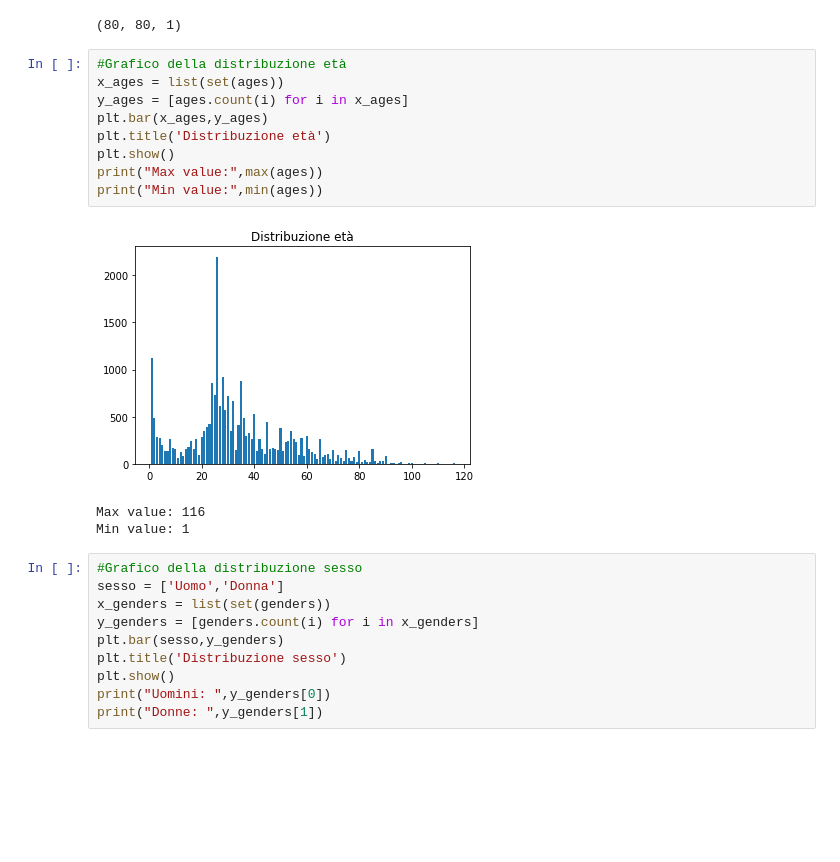
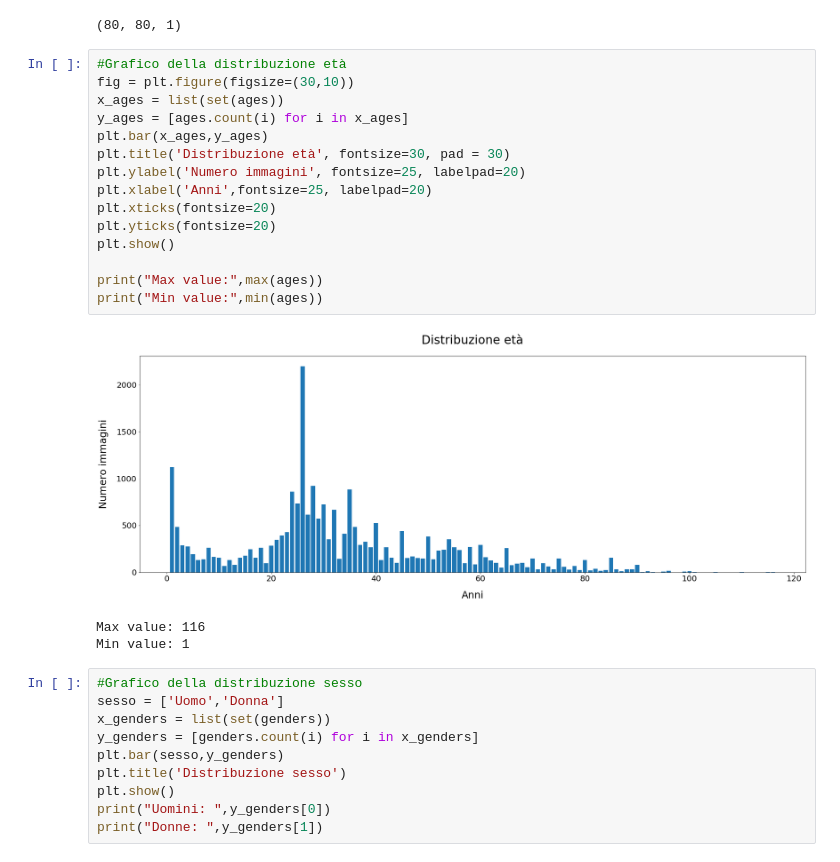
Before and after one commit to domenico97/AgeReg, a Jupyter notebook: AgeReg.ipynb, the cells around one changed output. Saved outputs shown, nothing was run; the diff lists cells and outputs as text; blank space fills up the shorter version.

```diff
--- a/AgeReg.ipynb
+++ b/AgeReg.ipynb
@@ -76,15 +76,21 @@ images[1].shape
 (80, 80, 1)
 # %%
 #Grafico della distribuzione età
+fig = plt.figure(figsize=(30,10))
 x_ages = list(set(ages))
 y_ages = [ages.count(i) for i in x_ages]
 plt.bar(x_ages,y_ages)
-plt.title('Distribuzione età')
+plt.title('Distribuzione età', fontsize=30, pad = 30)
+plt.ylabel('Numero immagini', fontsize=25, labelpad=20)
+plt.xlabel('Anni',fontsize=25, labelpad=20)
+plt.xticks(fontsize=20)
+plt.yticks(fontsize=20)
 plt.show()
+
 print("Max value:",max(ages))
 print("Min value:",min(ages))
 # %% [output]
-[figure, old version]
+[figure, new version]
 Max value: 116
 Min value: 1
 # %%
```
Also changed, not shown: parts of 5 cells of this notebook.
